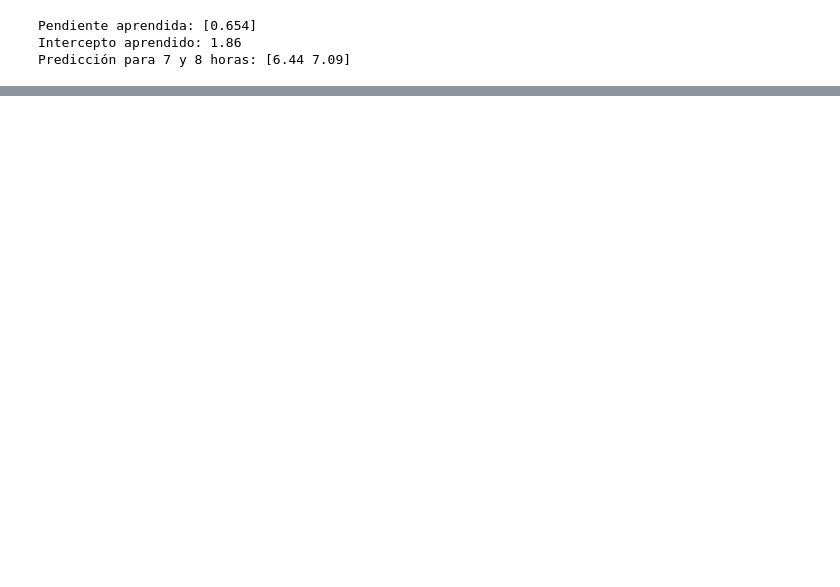
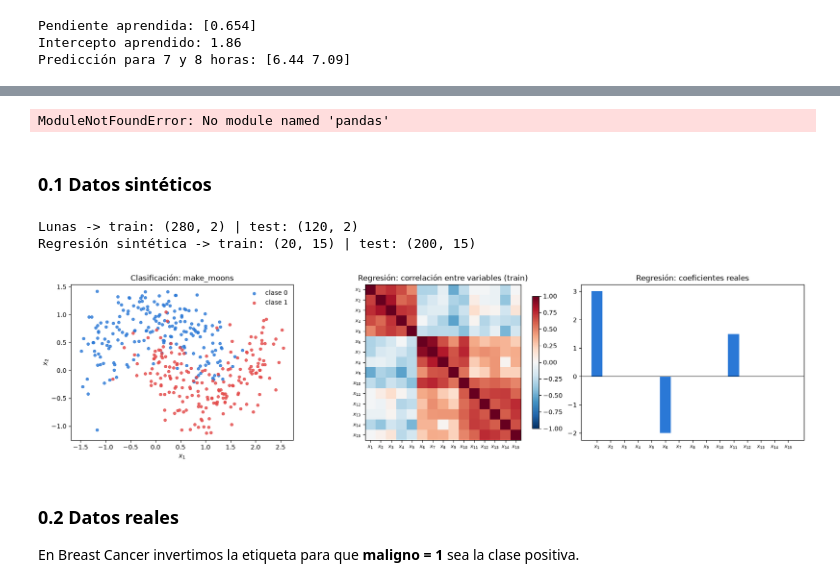
Before and after one commit to davidnfu0/tutoriales_estadistica_2026, a Jupyter notebook: tutoriales/tutorial_sklearn.ipynb, the cells around one changed output, grey strips where cells are left out. Drawn from its saved outputs; the diff is of its cells as text; code cells hidden in the pictures; blank space fills up the shorter version.

Commit message:
Actualizar tutorial de SKlearn

```diff
--- a/tutoriales/tutorial_sklearn.ipynb
+++ b/tutoriales/tutorial_sklearn.ipynb
@@ -520,0 +60,76 @@ Regresión lineal  R²: 0.485
+# %%
+import numpy as np
+import pandas as pd
+import matplotlib.pyplot as plt
+from matplotlib.colors import LinearSegmentedColormap
+from sklearn.model_selection import train_test_split
+
+# Colores fijos: cada modelo y cada clase tiene siempre el mismo color en todos los gráficos
+COLORES = {
+    "KNN": "#6250d6", "Naive Bayes": "#eb6834", "Regresión logística": "#1baf7a",
+    "Regresión lineal": "#6250d6", "Ridge": "#1baf7a", "MLP": "#eb6834",
+}
+COLOR_CLASE = {0: "#2a78d6", 1: "#e34948"}
+CMAP_PROB = LinearSegmentedColormap.from_list("prob", ["#9ec5f4", "#f4f3f0", "#f2a9a8"])
+# %% [output]
+ModuleNotFoundError: No module named 'pandas'
+# %% [markdown]
+### 0.1 Datos sintéticos
+# %%
+from sklearn.datasets import make_moons
+
+# Clasificación: dos "medias lunas" con ruido
+X_lunas, y_lunas = make_moons(n_samples=400, noise=0.3, random_state=42)
+Xl_train, Xl_test, yl_train, yl_test = train_test_split(
+    X_lunas, y_lunas, test_size=0.3, random_state=42, stratify=y_lunas
+)
+
+# Regresión: 15 variables en 3 grupos de 5 variables parecidas entre sí; solo x1, x6 y x11 influyen en y.
+# Al ser sintéticos, generamos train (20 datos) y test (200 datos) por separado.
+rng = np.random.default_rng(42)
+coef_reales = np.zeros(15)
+coef_reales[[0, 5, 10]] = [3, -2, 1.5]
+
+
+def generar_regresion(n):
+    grupos = rng.normal(size=(n, 3))
+    X = np.repeat(grupos, 5, axis=1) + 0.5 * rng.normal(size=(n, 15))
+    y = X @ coef_reales + rng.normal(size=n)
+    return X, y
+
+
+Xs_train, ys_train = generar_regresion(20)
+Xs_test, ys_test = generar_regresion(200)
+nombres_s = [f"$x_{{{i}}}$" for i in range(1, 16)]
+
+print("Lunas -> train:", Xl_train.shape, "| test:", Xl_test.shape)
+print("Regresión sintética -> train:", Xs_train.shape, "| test:", Xs_test.shape)
+
+fig, axes = plt.subplots(1, 3, figsize=(17, 4.2), layout="constrained")
+
+for clase, color in COLOR_CLASE.items():
+    m = y_lunas == clase
+    axes[0].scatter(X_lunas[m, 0], X_lunas[m, 1], s=18, color=color, alpha=0.8, label=f"clase {clase}")
+axes[0].set_title("Clasificación: make_moons")
+axes[0].set_xlabel("$x_1$"); axes[0].set_ylabel("$x_2$"); axes[0].legend(frameon=False)
+
+# Correlación entre las 15 variables de la regresión sintética
+im = axes[1].imshow(np.corrcoef(Xs_train, rowvar=False), cmap="RdBu_r", vmin=-1, vmax=1)
+axes[1].set_xticks(range(15), nombres_s, fontsize=8); axes[1].set_yticks(range(15), nombres_s, fontsize=8)
+axes[1].set_title("Regresión: correlación entre variables (train)")
+fig.colorbar(im, ax=axes[1], shrink=0.85)
+
+# Coeficientes con los que se generó y
+axes[2].bar(range(15), coef_reales, color="#2a78d6")
+axes[2].axhline(0, color="black", lw=0.8)
+axes[2].set_xticks(range(15), nombres_s, fontsize=8)
+axes[2].set_title("Regresión: coeficientes reales")
+plt.show()
+# %% [output]
+Lunas -> train: (280, 2) | test: (120, 2)
+Regresión sintética -> train: (20, 15) | test: (200, 15)
+[figure, added]
+# %% [markdown]
+### 0.2 Datos reales
+
+En Breast Cancer invertimos la etiqueta para que **maligno = 1** sea la clase positiva.
```
Also changed, not shown: parts of 71 cells of this notebook.
